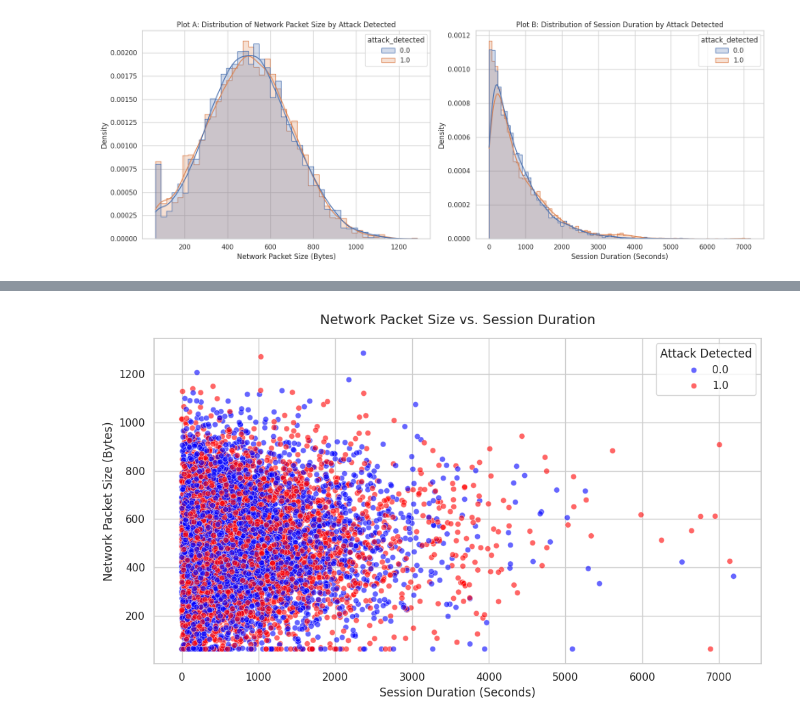
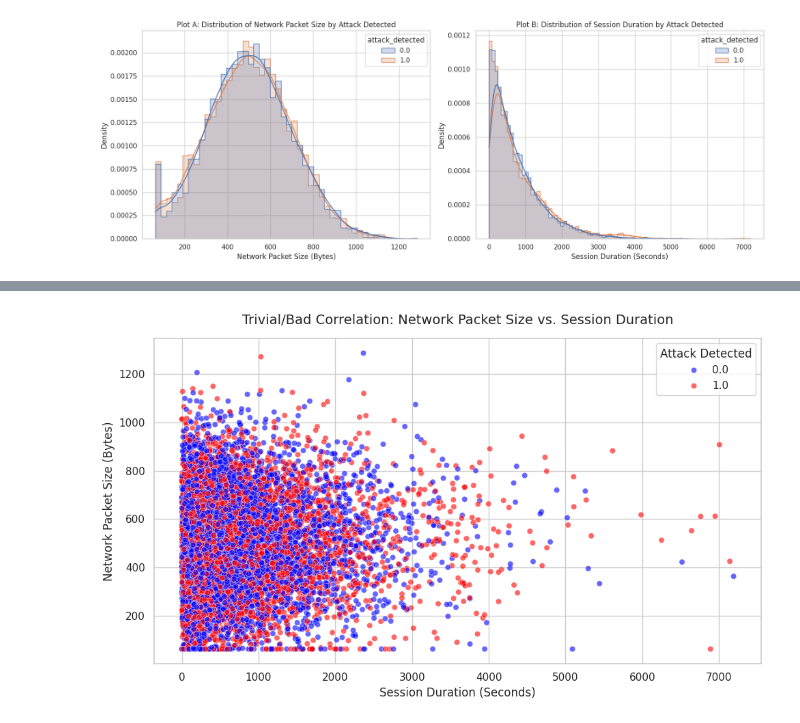
Before and after one commit to bcramp/ML, a Jupyter notebook: HW2/data_prep_analysis.ipynb, the cells around one changed output, grey strips where cells are left out. Cells and saved outputs as stored; diff of their text form; code cells hidden in the pictures.

```diff
--- a/HW2/data_prep_analysis.ipynb
+++ b/HW2/data_prep_analysis.ipynb
@@ -308,20 +330,20 @@ plt.show()
 # %%
-# Step 6.3: Create the scatter plot for the 2 selected feature relationships to the target
+# Step 6.3 - Part 1: Create the scatter plot for the 2 selected feature relationships to the target
 # Set the width of the figure to 10 and height to 6
 plt.figure(figsize=(10, 6))
 
 # Create a color map: 0 = blue, 1 = red
 attack_detected_palette = {0: 'blue', 1: 'red'}
 
 # Create plot, colored by the target, how the network packet size and session duration interact
 sns.scatterplot(data=df, x='session_duration', y='network_packet_size', hue='attack_detected', alpha=0.6, palette=attack_detected_palette)
-plt.title('Network Packet Size vs. Session Duration', fontsize=14, pad=15)
+plt.title('Trivial/Bad Correlation: Network Packet Size vs. Session Duration', fontsize=14, pad=15)
 plt.xlabel('Session Duration (Seconds)')
 plt.ylabel('Network Packet Size (Bytes)')
 plt.legend(title='Attack Detected')
 
 # Plot the graph
 plt.tight_layout()
 plt.show()
 # %% [output]
-[figure, old version]
+[figure, new version]
```
Also changed, not shown: parts of 3 cells of this notebook.
